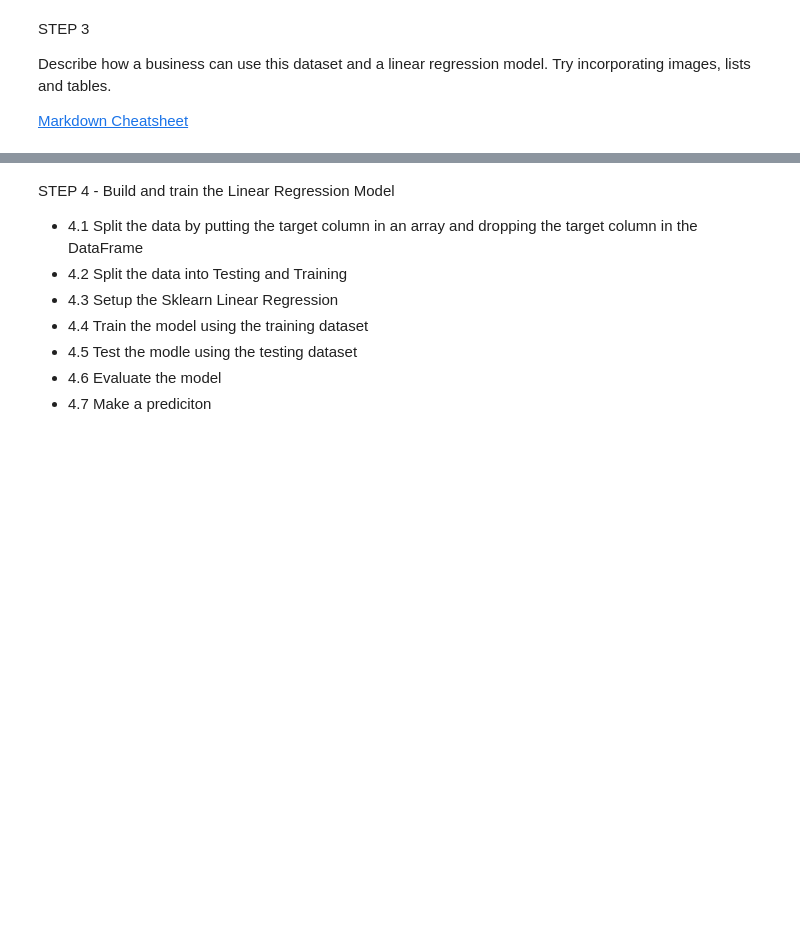
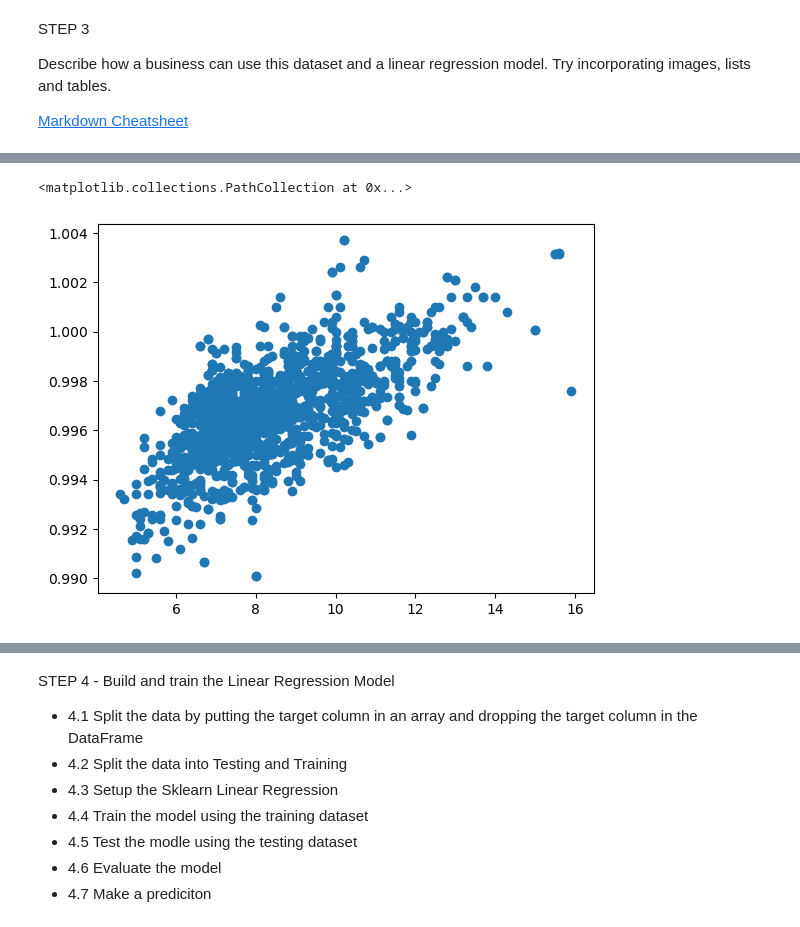
Before and after one commit to ShaunCahill/COMM493, a Jupyter notebook: Introduction to SageMaker Lab/Wine_Quality_Lab.ipynb, the cells around one changed output, grey strips where cells are left out. Saved outputs shown, nothing was run; the diff lists cells and outputs as text; code cells hidden in the pictures; blank space fills up the shorter version.

```diff
--- a/Introduction to SageMaker Lab/Wine_Quality_Lab.ipynb
+++ b/Introduction to SageMaker Lab/Wine_Quality_Lab.ipynb
@@ -24,0 +135,5 @@ STEP 3 - Load and Explore the Data
+# %%
+plt.scatter(data['fixed acidity'], data['density'])
+# %% [output]
+<matplotlib.collections.PathCollection at 0x...>
+[figure, added]
```
Also changed, not shown: parts of 24 cells of this notebook.
